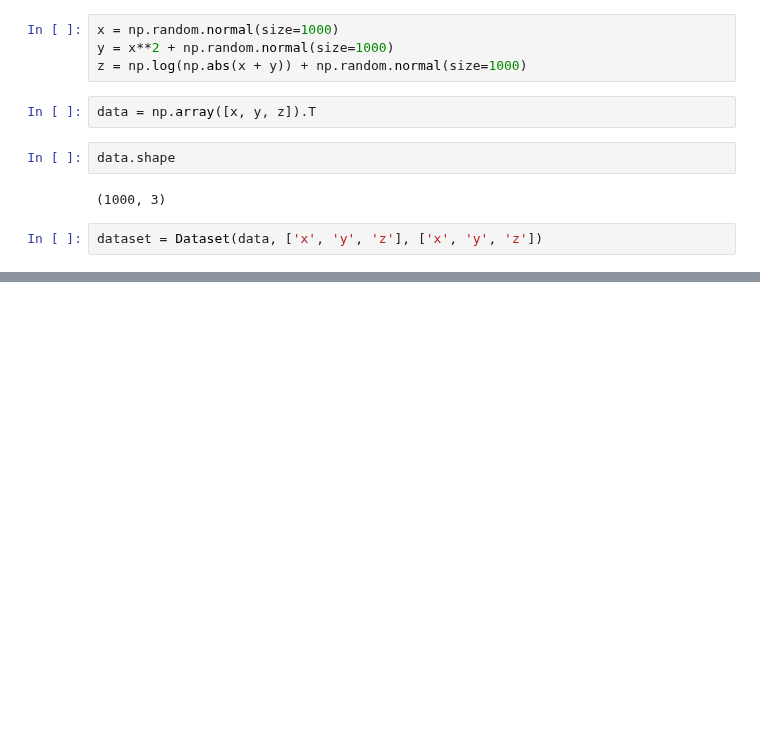
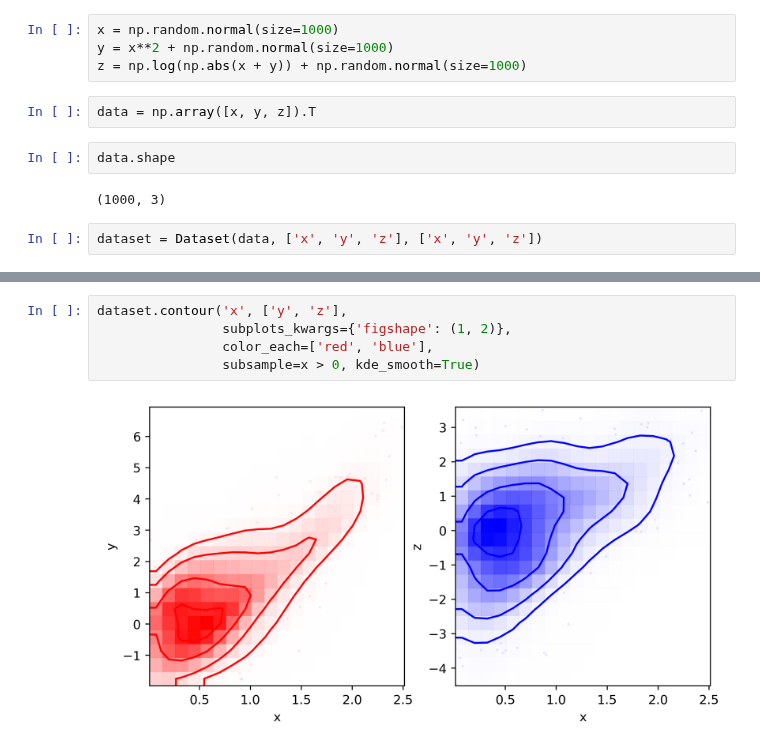
Before and after one commit to astro-jingtao/astro_statistics_assistant, a Jupyter notebook: example/contour_plot.ipynb, the cells around one changed output, grey strips where cells are left out. Saved outputs shown, nothing was run; the diff lists cells and outputs as text; blank space fills up the shorter version.

Commit message:
contour kde smooth

```diff
--- a/example/contour_plot.ipynb
+++ b/example/contour_plot.ipynb
@@ -30,0 +31,7 @@ dataset.contour('x', ['y', 'z'],
+# %%
+dataset.contour('x', ['y', 'z'],
+                subplots_kwargs={'figshape': (1, 2)},
+                color_each=['red', 'blue'],
+                subsample=x > 0, kde_smooth=True)
+# %% [output]
+[figure, added]
```
Also changed, not shown: parts of 4 cells of this notebook, 3 other files.
